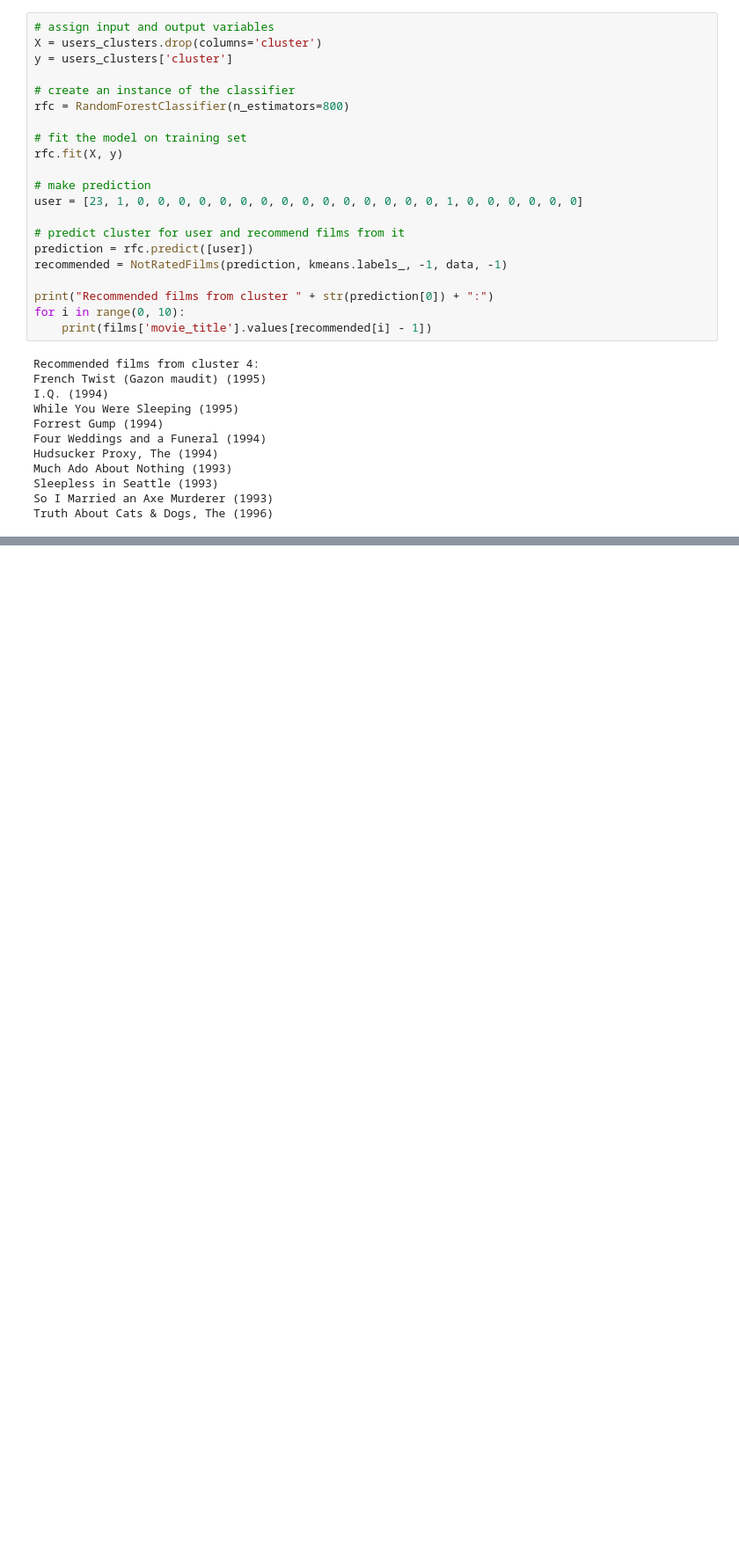
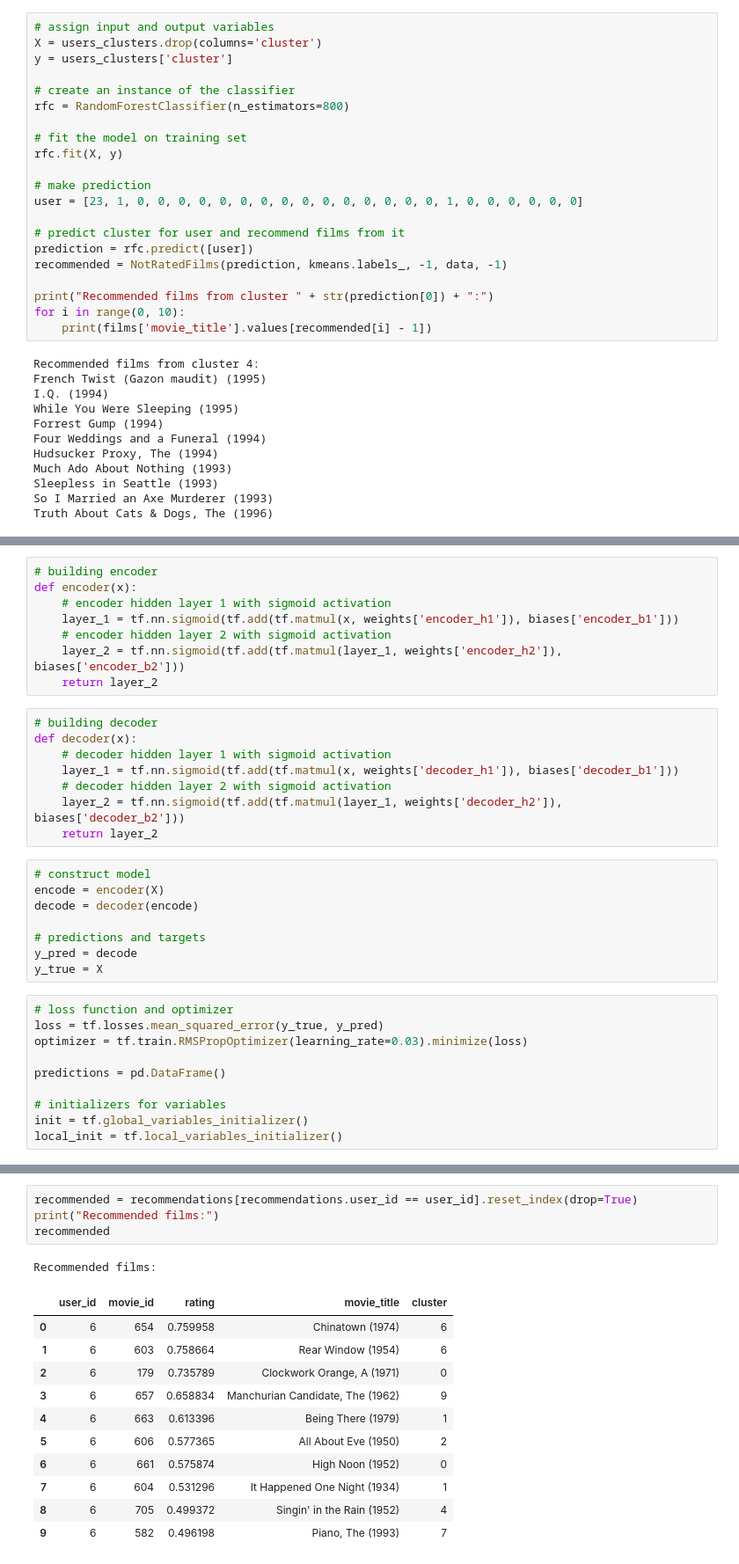
Before and after one commit to Kristina-A/MachineLearningRecommenderSystem, a Jupyter notebook: RecommenderSystem.ipynb, the cells around one changed output, grey strips where cells are left out. Shown: that part at 88% size. Drawn from its saved outputs; the diff is of its cells as text; blank space fills up the shorter version.

```diff
--- a/RecommenderSystem.ipynb
+++ b/RecommenderSystem.ipynb
@@ -342,0 +410,34 @@ Truth About Cats & Dogs, The (1996)
+# %%
+# building encoder
+def encoder(x):
+    # encoder hidden layer 1 with sigmoid activation
+    layer_1 = tf.nn.sigmoid(tf.add(tf.matmul(x, weights['encoder_h1']), biases['encoder_b1']))
+    # encoder hidden layer 2 with sigmoid activation
+    layer_2 = tf.nn.sigmoid(tf.add(tf.matmul(layer_1, weights['encoder_h2']), biases['encoder_b2']))
+    return layer_2
+# %%
+# building decoder
+def decoder(x):
+    # decoder hidden layer 1 with sigmoid activation
+    layer_1 = tf.nn.sigmoid(tf.add(tf.matmul(x, weights['decoder_h1']), biases['decoder_b1']))
+    # decoder hidden layer 2 with sigmoid activation
+    layer_2 = tf.nn.sigmoid(tf.add(tf.matmul(layer_1, weights['decoder_h2']), biases['decoder_b2']))
+    return layer_2
+# %%
+# construct model
+encode = encoder(X)
+decode = decoder(encode)
+
+# predictions and targets
+y_pred = decode
+y_true = X
+# %%
+# loss function and optimizer
+loss = tf.losses.mean_squared_error(y_true, y_pred)
+optimizer = tf.train.RMSPropOptimizer(learning_rate=0.03).minimize(loss)
+
+predictions = pd.DataFrame()
+
+# initializers for variables
+init = tf.global_variables_initializer()
+local_init = tf.local_variables_initializer()
@@ -342,0 +522,17 @@ Truth About Cats & Dogs, The (1996)
+# %%
+recommended = recommendations[recommendations.user_id == user_id].reset_index(drop=True)
+print("Recommended films:")
+recommended
+# %% [output]
+Recommended films:
+|  | user_id | movie_id | rating | movie_title | cluster |
+| 0 | 6 | 654 | 0.759958 | Chinatown (1974) | 6 |
+| 1 | 6 | 603 | 0.758664 | Rear Window (1954) | 6 |
+| 2 | 6 | 179 | 0.735789 | Clockwork Orange, A (1971) | 0 |
+| 3 | 6 | 657 | 0.658834 | Manchurian Candidate, The (1962) | 9 |
+| 4 | 6 | 663 | 0.613396 | Being There (1979) | 1 |
+| 5 | 6 | 606 | 0.577365 | All About Eve (1950) | 2 |
+| 6 | 6 | 661 | 0.575874 | High Noon (1952) | 0 |
+| 7 | 6 | 604 | 0.531296 | It Happened One Night (1934) | 1 |
+| 8 | 6 | 705 | 0.499372 | Singin' in the Rain (1952) | 4 |
+| 9 | 6 | 582 | 0.496198 | Piano, The (1993) | 7 |
```
Also changed, not shown: parts of 9 cells of this notebook.
